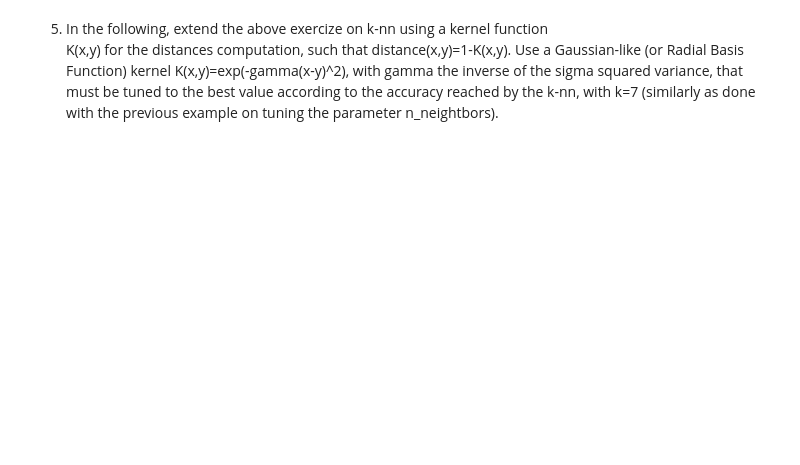
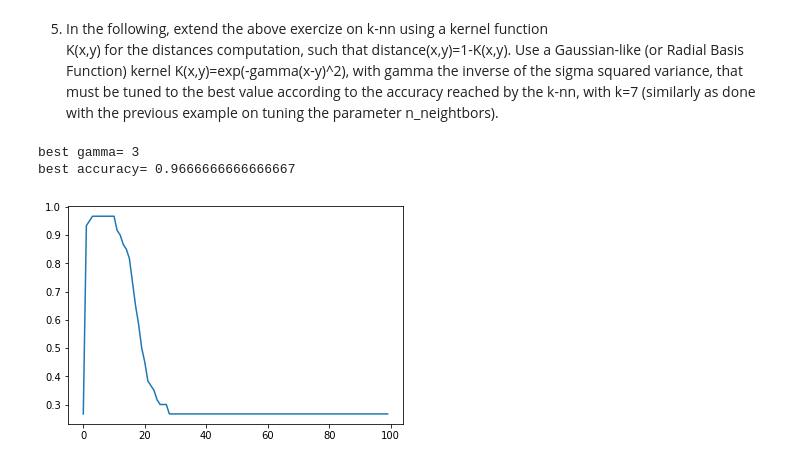
Before and after one commit to AlbertoCampini/AAUT, a Jupyter notebook: classification_iris_knn_aa_21_22.ipynb, the cells around one changed output. Drawn from its saved outputs; the diff is of its cells as text; code cells hidden in the pictures; blank space fills up the shorter version.

```diff
--- a/classification_iris_knn_aa_21_22.ipynb
+++ b/classification_iris_knn_aa_21_22.ipynb
@@ -411,3 +432,45 @@ fig.show()
 # %% [markdown]
 5. In the following, extend the above exercize on k-nn using a kernel function
 K(x,y) for the distances computation, such that distance(x,y)=1-K(x,y).    Use a Gaussian-like (or Radial Basis Function) kernel K(x,y)=exp(-gamma(x-y)^2), with gamma the inverse of the sigma squared variance, that must be tuned to the best value according to the accuracy reached by the k-nn, with k=7 (similarly as done with the previous example on tuning the parameter n_neightbors).
+# %%
+def k(x, y, gamma): # K = exp(-gamma(x-y)^2)
+    # Kernel function per RBF (Gaussian radial basis function)
+    return np.exp(-(np.linalg.norm((x - y), ord=2) ** 2) / 2 * (gamma ** 2))
+
+
+def distance(x, y, **kwargs):
+    g = kwargs["gamma"]
+    # gamma = spread del kernel, ovvero della regione di decisione
+    # gamma bassa = regione di decisione più larga
+    # gamma alta = regione di decisione più stretta
+    return 1 - k(x, y, g) # 1 - K(x,y) = distanza tra i due punti kernelizzata
+
+
+X_train, X_test, y_train, y_test = train_test_split(iris.data, iris.target, test_size=0.4, random_state=0)
+n_neighbors = 7
+best_accuracy = 0
+best_gamma = 0
+
+accs = []  # Per salvare le accuracy ottenute
+for gamma in np.arange(0, 100):
+    my_clf_knn = neighbors.KNeighborsClassifier(n_neighbors, weights='distance', metric=distance,
+                                                metric_params={"gamma": gamma})
+    my_clf_knn.fit(X_train, y_train)
+    acc = my_clf_knn.score(X_test, y_test)
+    accs.append(acc)
+
+    if best_accuracy < acc:
+        best_accuracy = acc
+        best_gamma = gamma
+
+print(f"best gamma= {str(best_gamma)}")
+print(f"best accuracy= {str(best_accuracy)}")
+
+import matplotlib.pyplot as plt
+
+plt.plot(np.arange(0, 100), accs)
+plt.show()
+# %% [output]
+best gamma= 3
+best accuracy= 0.9666666666666667
+[figure, added]
```
Also changed, not shown: parts of 6 cells of this notebook.
